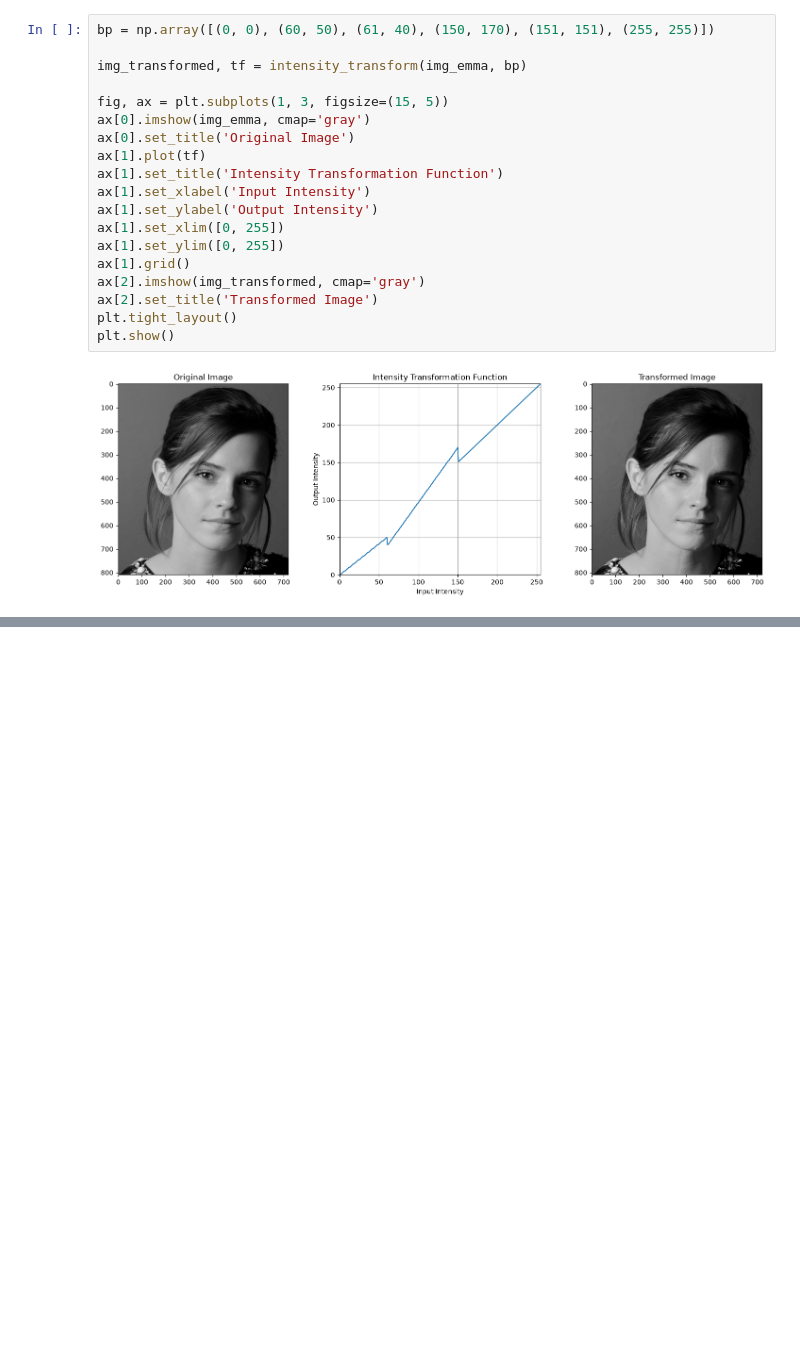
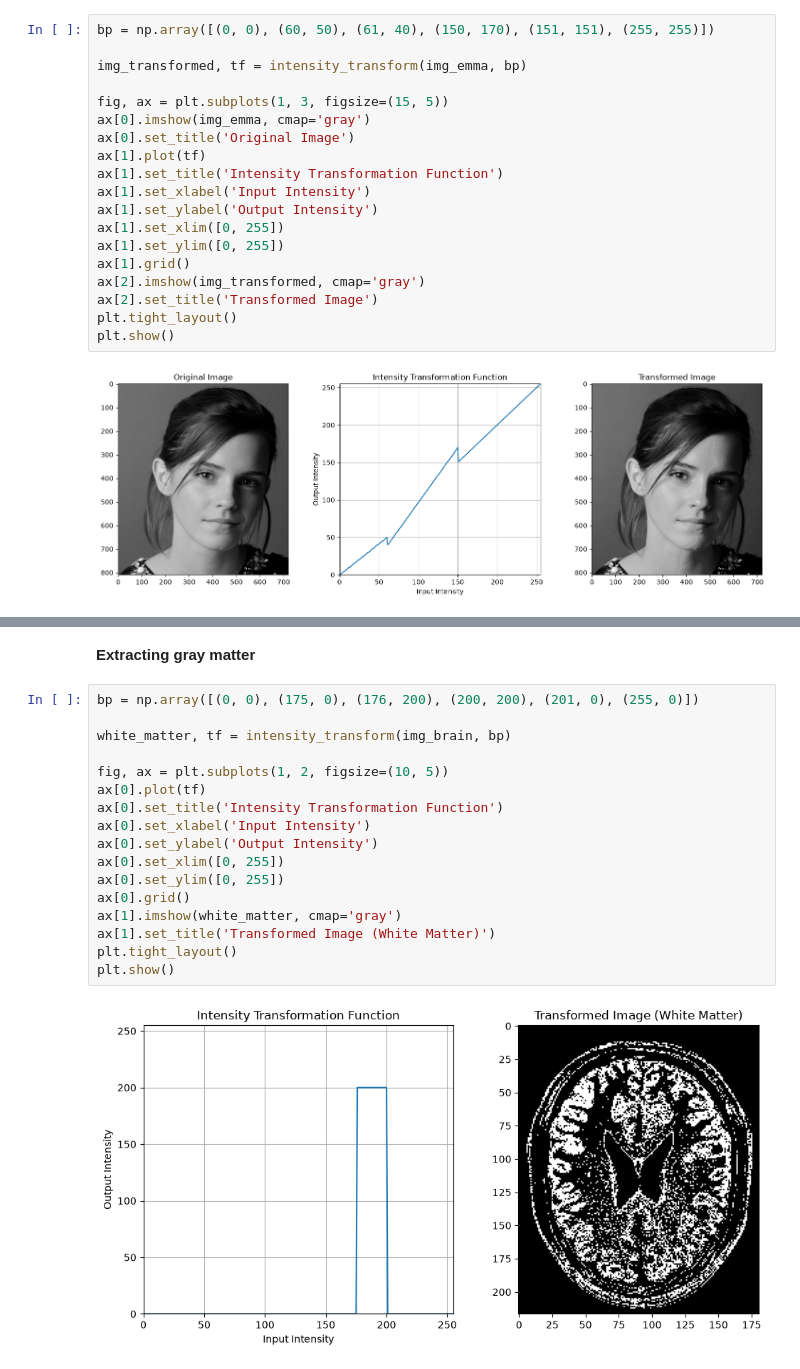
Before and after one commit to Achintha-Bandara/ITNF, a Jupyter notebook: main.ipynb, the cells around one changed output, grey strips where cells are left out. Drawn from its saved outputs; the diff is of its cells as text; blank space fills up the shorter version.

```diff
--- a/main.ipynb
+++ b/main.ipynb
@@ -79,0 +112,21 @@ print(img_emma)
+# %% [markdown]
+**Extracting gray matter**
+# %%
+bp = np.array([(0, 0), (175, 0), (176, 200), (200, 200), (201, 0), (255, 0)])
+
+white_matter, tf = intensity_transform(img_brain, bp)
+
+fig, ax = plt.subplots(1, 2, figsize=(10, 5))
+ax[0].plot(tf)
+ax[0].set_title('Intensity Transformation Function')
+ax[0].set_xlabel('Input Intensity')
+ax[0].set_ylabel('Output Intensity')
+ax[0].set_xlim([0, 255])
+ax[0].set_ylim([0, 255])
+ax[0].grid()
+ax[1].imshow(white_matter, cmap='gray')
+ax[1].set_title('Transformed Image (White Matter)')
+plt.tight_layout()
+plt.show()
+# %% [output]
+[figure, added]
```
Also changed, not shown: parts of 5 cells of this notebook.
